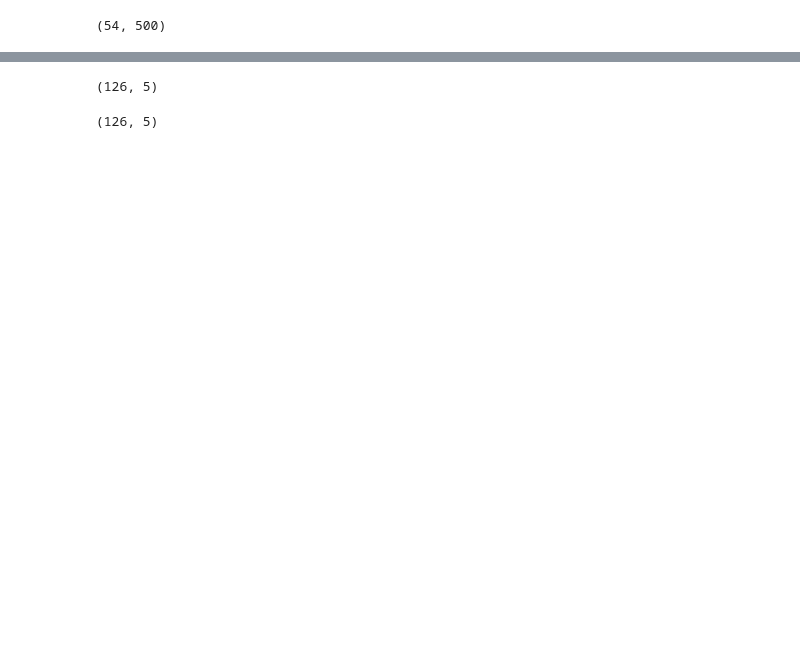
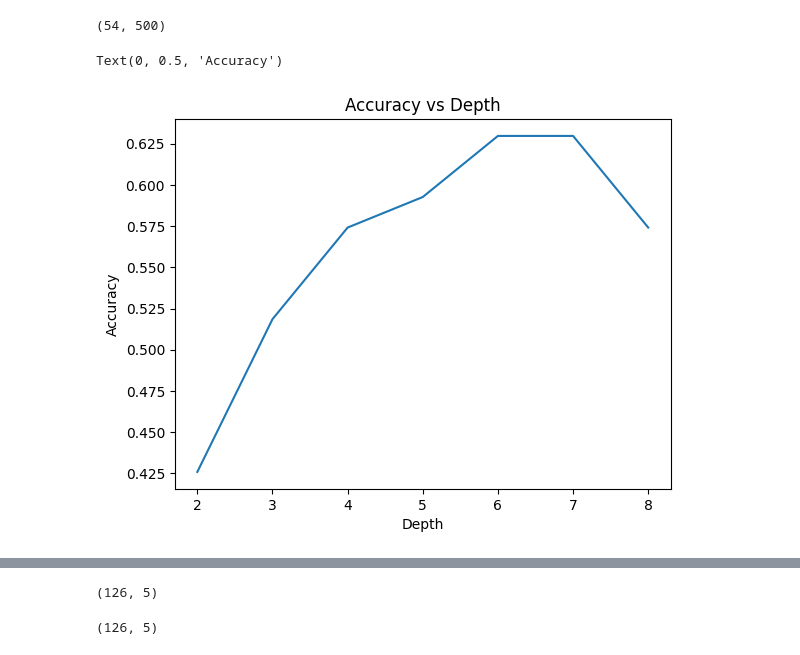
Before and after one commit to ShardulJunagade/ES-335-Assignment-1-2024-Fall, a Jupyter notebook: Task_2/Q2.ipynb, the cells around one changed output, grey strips where cells are left out. Drawn from its saved outputs; the diff is of its cells as text; code cells hidden in the pictures; blank space fills up the shorter version.

```diff
--- a/Task_2/Q2.ipynb
+++ b/Task_2/Q2.ipynb
@@ -31,3 +31,13 @@ for i in range(2,9):
+# %%
+accuracy=np.array(accuracy)
+depth=np.arange(2,9)
+plt.plot(depth,accuracy)
+plt.title('Accuracy vs Depth')
+plt.xlabel('Depth')
+plt.ylabel('Accuracy')
+# %% [output]
+Text(0, 0.5, 'Accuracy')
+[figure, added]
 # %%
 for i in range(0,7):
     cm = confusion_matrix(y_test,y_pred[i])
```
Also changed, not shown: parts of 10 cells of this notebook, 1 other file.
